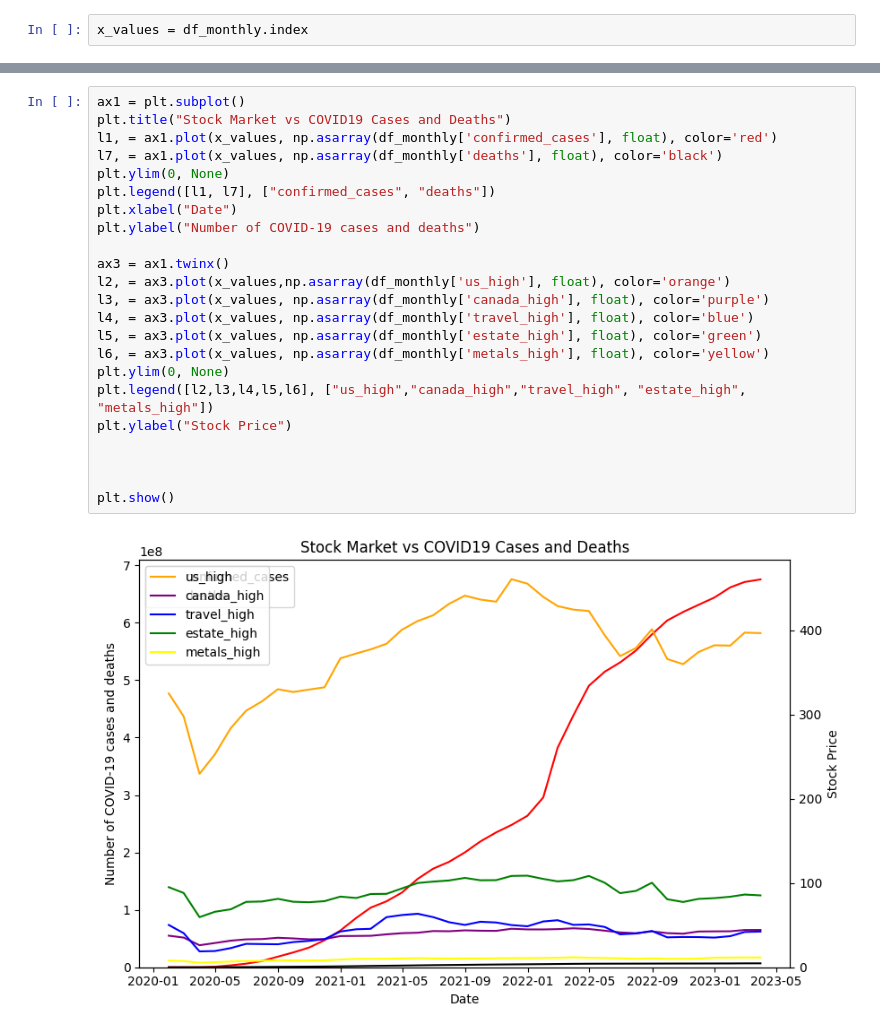
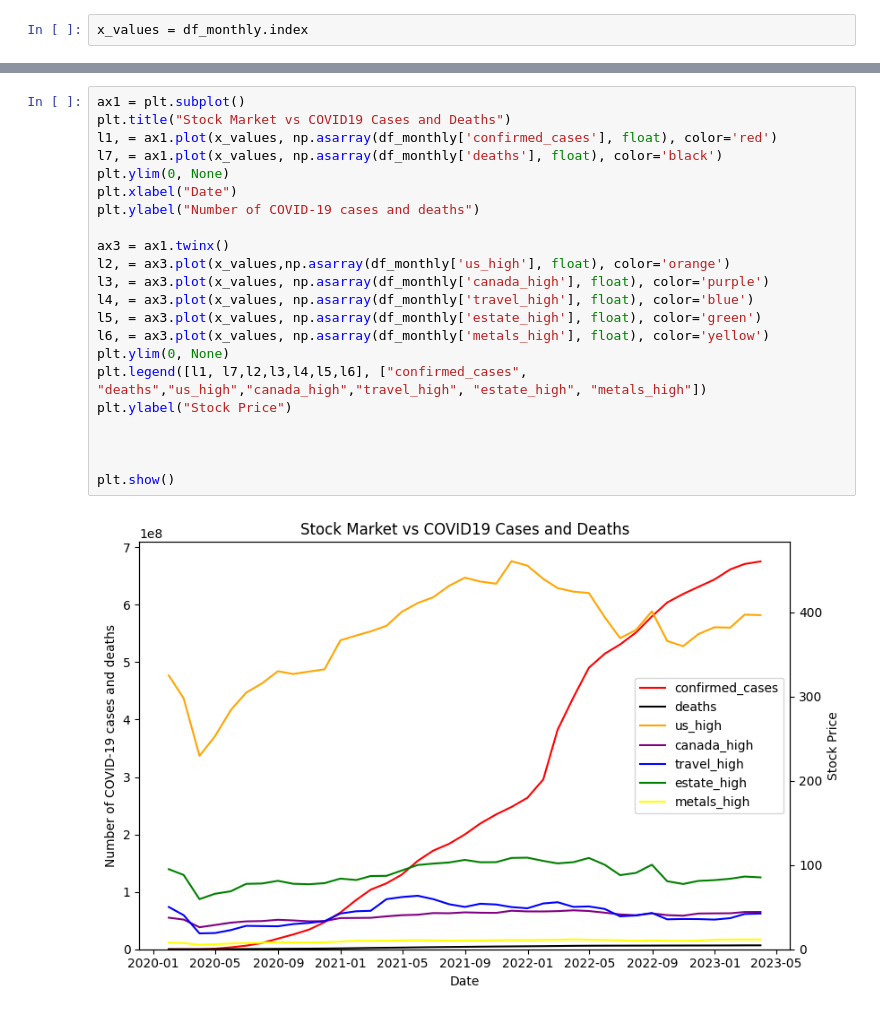
Before and after one commit to Dhvani811/Covid19Project, a Jupyter notebook: Final_Project.ipynb, the cells around one changed output, grey strips where cells are left out. Cells and saved outputs as stored; diff of their text form.

```diff
--- a/Final_Project.ipynb
+++ b/Final_Project.ipynb
@@ -543,25 +544,24 @@ str
 # %%
 ax1 = plt.subplot()
 plt.title("Stock Market vs COVID19 Cases and Deaths")
 l1, = ax1.plot(x_values, np.asarray(df_monthly['confirmed_cases'], float), color='red')
 l7, = ax1.plot(x_values, np.asarray(df_monthly['deaths'], float), color='black')
 plt.ylim(0, None)
-plt.legend([l1, l7], ["confirmed_cases", "deaths"])
 plt.xlabel("Date")
 plt.ylabel("Number of COVID-19 cases and deaths")
 
 ax3 = ax1.twinx()
 l2, = ax3.plot(x_values,np.asarray(df_monthly['us_high'], float), color='orange')
 l3, = ax3.plot(x_values, np.asarray(df_monthly['canada_high'], float), color='purple')
 l4, = ax3.plot(x_values, np.asarray(df_monthly['travel_high'], float), color='blue')
 l5, = ax3.plot(x_values, np.asarray(df_monthly['estate_high'], float), color='green')
 l6, = ax3.plot(x_values, np.asarray(df_monthly['metals_high'], float), color='yellow')
 plt.ylim(0, None)
-plt.legend([l2,l3,l4,l5,l6], ["us_high","canada_high","travel_high", "estate_high", "metals_high"])
+plt.legend([l1, l7,l2,l3,l4,l5,l6], ["confirmed_cases", "deaths","us_high","canada_high","travel_high", "estate_high", "metals_high"])
 plt.ylabel("Stock Price")
 
 
 
 plt.show()
 # %% [output]
-[figure, old version]
+[figure, new version]
```
Also changed, not shown: parts of 6 cells of this notebook.
